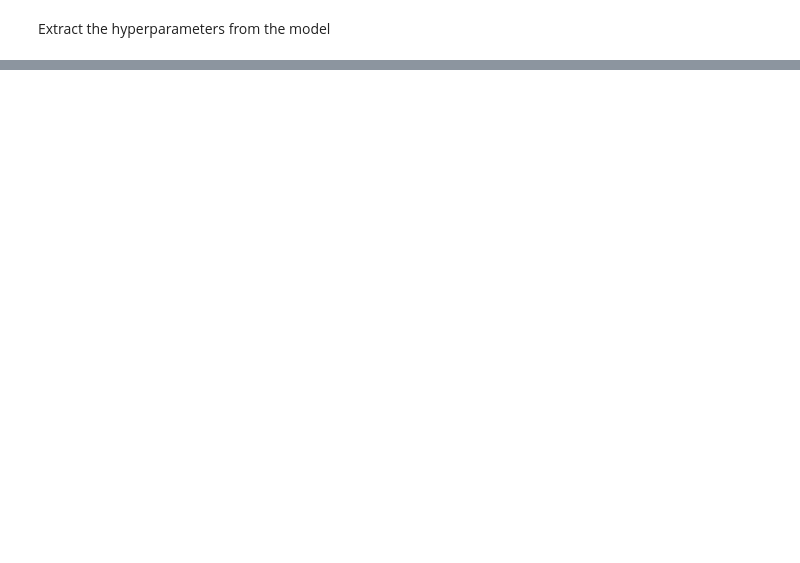
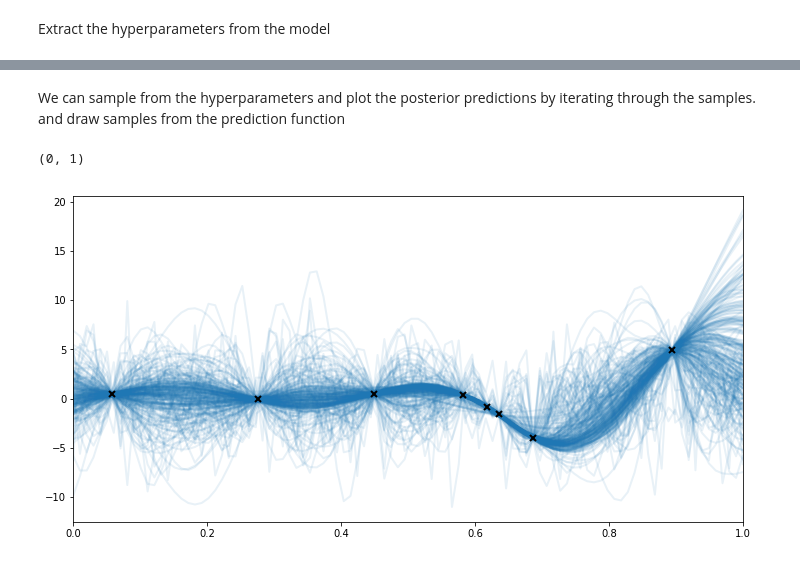
Before and after one commit to JustinJBeland/gpflow_1.0_toying, a Jupyter notebook: 1d_toy/example_1d.ipynb, the cells around one changed output, grey strips where cells are left out. Cells and saved outputs as stored; diff of their text form; code cells hidden in the pictures; blank space fills up the shorter version.

```diff
--- a/1d_toy/example_1d.ipynb
+++ b/1d_toy/example_1d.ipynb
@@ -111,0 +192,16 @@ lengthscales: [ 0.10657487]
+# %% [markdown]
+We can sample from the hyperparameters and plot the posterior predictions by iterating through the samples. and draw samples from the prediction function
+# %%
+#plot the function posterior
+xx = np.linspace(0., 1., 100)[:,None]
+plt.figure()
+for i, s in samples.iloc[::20].iterrows():
+    m.assign(s)
+    f = m.predict_f_samples(xx, 1)
+    plt.plot(xx, f[0,:,:], 'C0', lw=2, alpha=0.1)
+
+plt.plot(X, Y, 'kx', mew=2)
+plt.xlim(0, 1)
+# %% [output]
+(0, 1)
+[figure, added]
```
Also changed, not shown: parts of 15 cells of this notebook.
